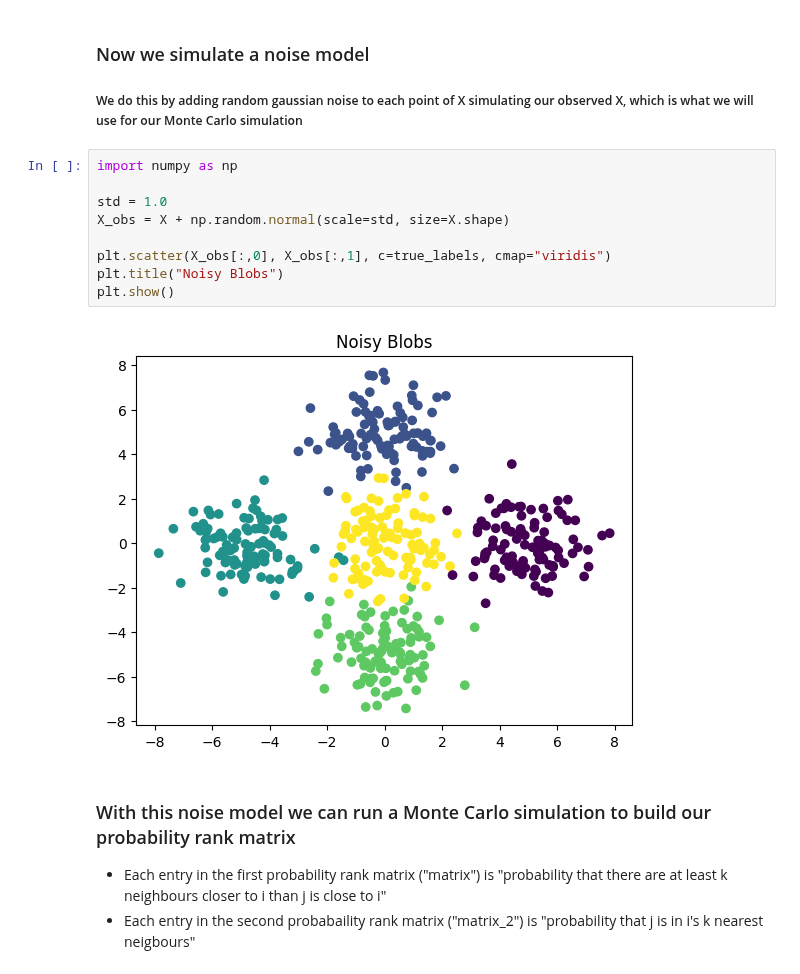
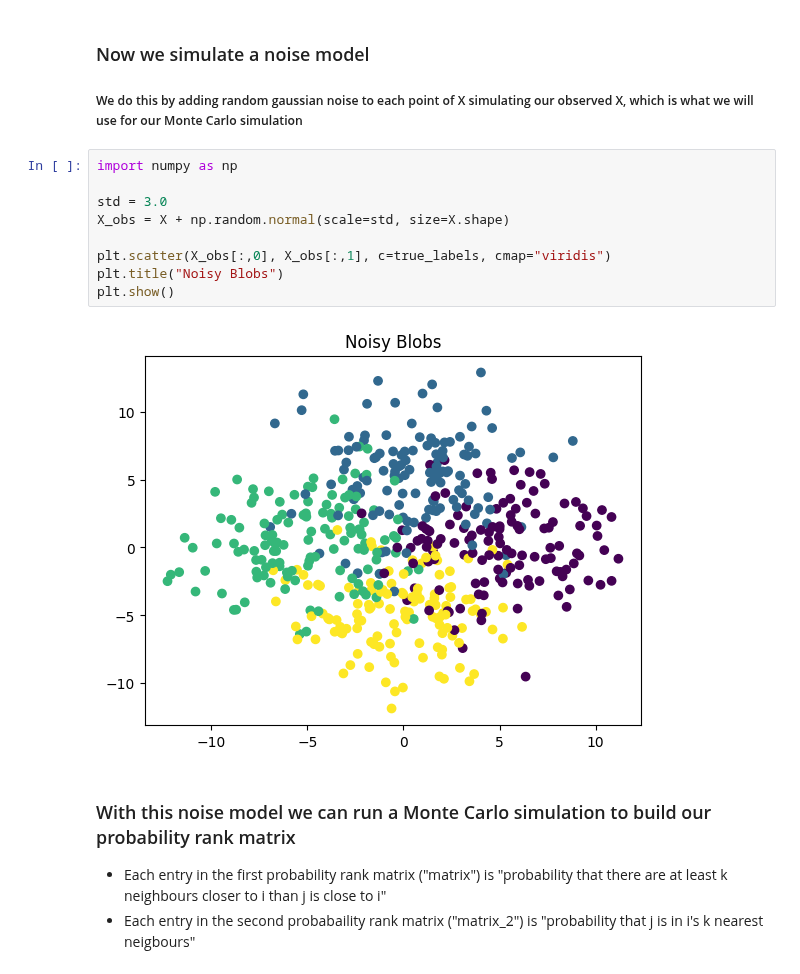
Before and after one commit to RobinB1lo/New-HDBSCAN, a Jupyter notebook: trials/probability_rank.ipynb, the cells around one changed output. Cells and saved outputs as stored; diff of their text form.

```diff
--- a/trials/probability_rank.ipynb
+++ b/trials/probability_rank.ipynb
@@ -23,14 +23,14 @@ plt.show ()
 # %%
 import numpy as np
 
-std = 1.0
+std = 3.0
 X_obs = X + np.random.normal(scale=std, size=X.shape)
 
 plt.scatter(X_obs[:,0], X_obs[:,1], c=true_labels, cmap="viridis")
 plt.title("Noisy Blobs")
 plt.show()
 # %% [output]
-[figure, old version]
+[figure, new version]
 # %% [markdown]
 ### With this noise model we can run a Monte Carlo simulation to build our probability rank matrix
 - Each entry in the first probability rank matrix ("matrix") is "probability that there are at least k neighbours closer to i than j is close to i"
```
Also changed, not shown: parts of 1 cell of this notebook, 3 other files.
